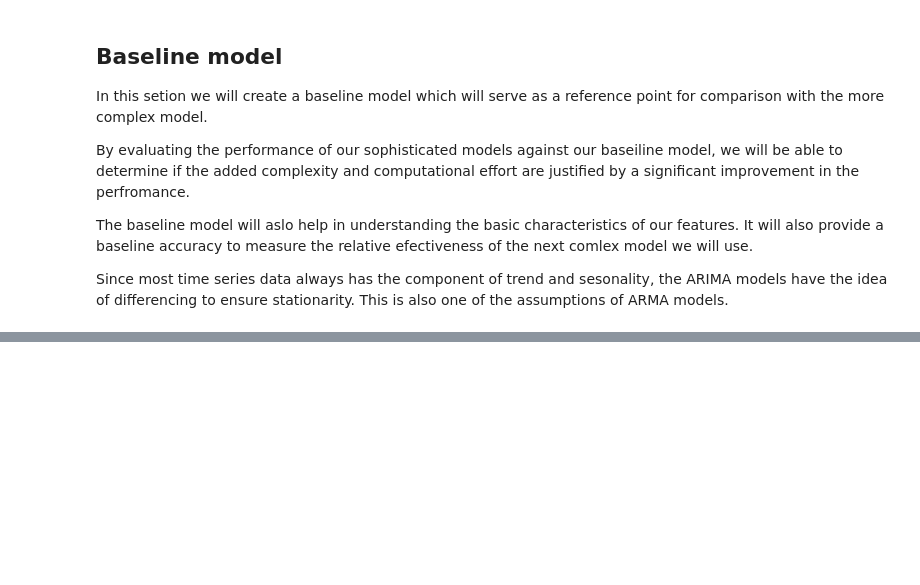
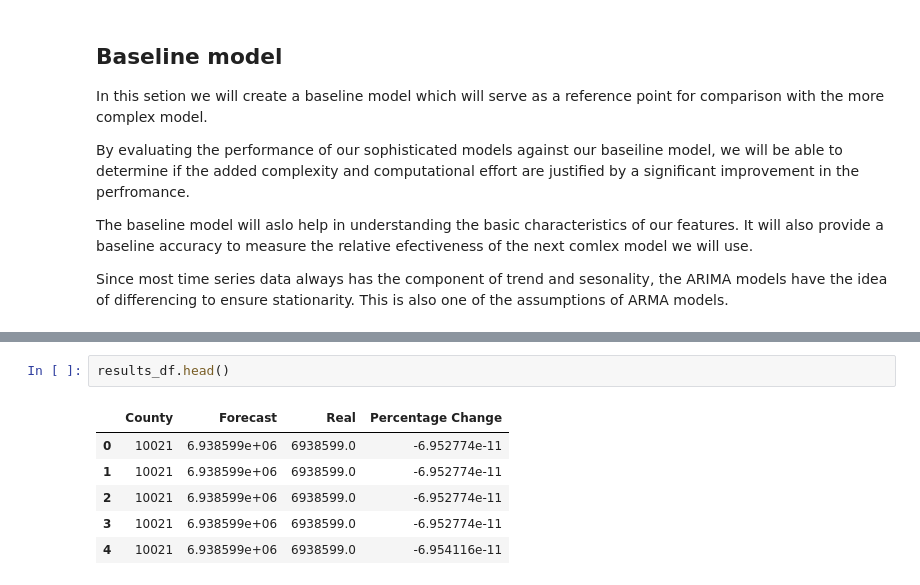
Before and after one commit to PaulMuniu/Phase-4-Group-Project, a Jupyter notebook: Student.ipynb, the cells around one changed output, grey strips where cells are left out. Drawn from its saved outputs; the diff is of its cells as text; blank space fills up the shorter version.

```diff
--- a/Student.ipynb
+++ b/Student.ipynb
@@ -654,0 +762,9 @@ Since most time series data always has the component of trend and sesonality, th
+# %%
+results_df.head()
+# %% [output]
+|  | County | Forecast | Real | Percentage Change |
+| 0 | 10021 | 6.938599e+06 | 6938599.0 | -6.952774e-11 |
+| 1 | 10021 | 6.938599e+06 | 6938599.0 | -6.952774e-11 |
+| 2 | 10021 | 6.938599e+06 | 6938599.0 | -6.952774e-11 |
+| 3 | 10021 | 6.938599e+06 | 6938599.0 | -6.952774e-11 |
+| 4 | 10021 | 6.938599e+06 | 6938599.0 | -6.954116e-11 |
```
Also changed, not shown: parts of 9 cells of this notebook.
